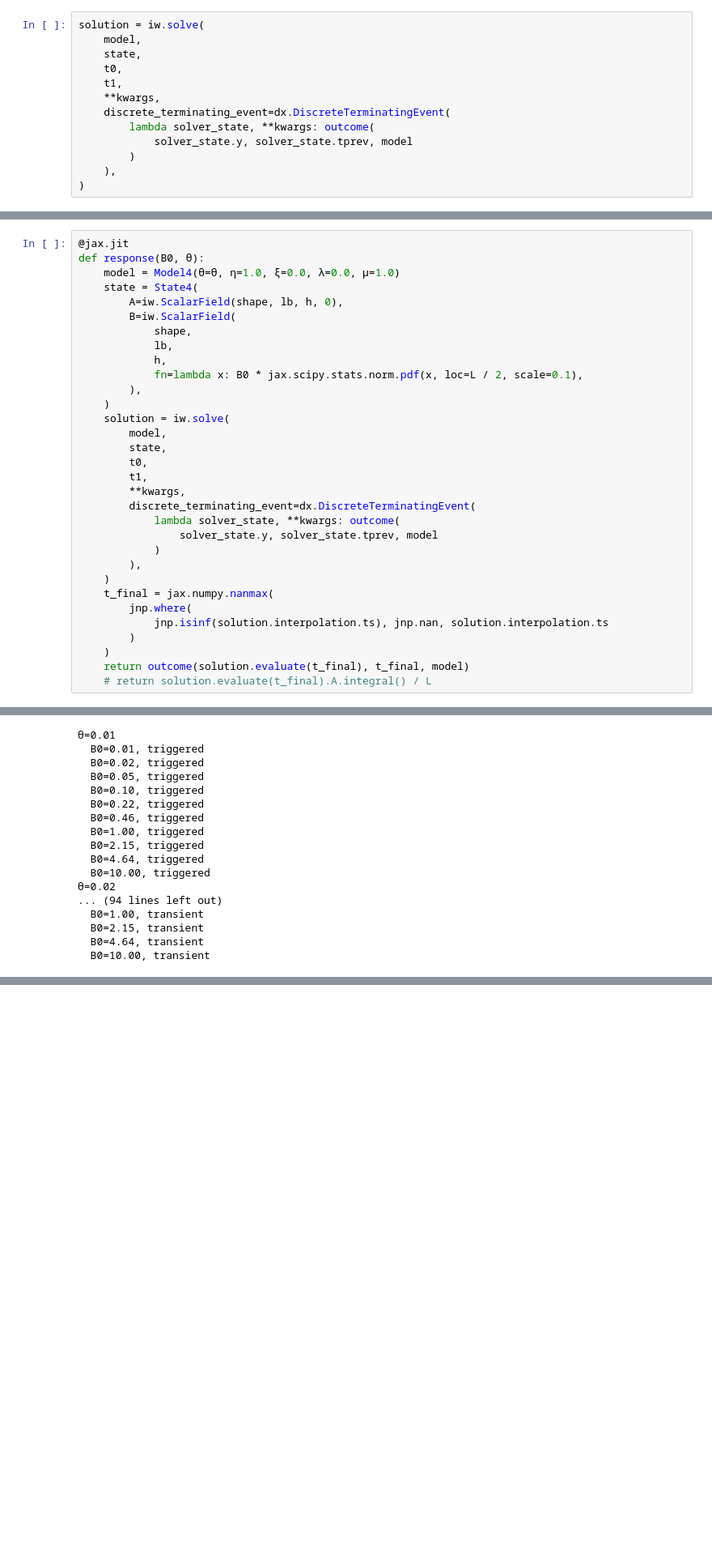
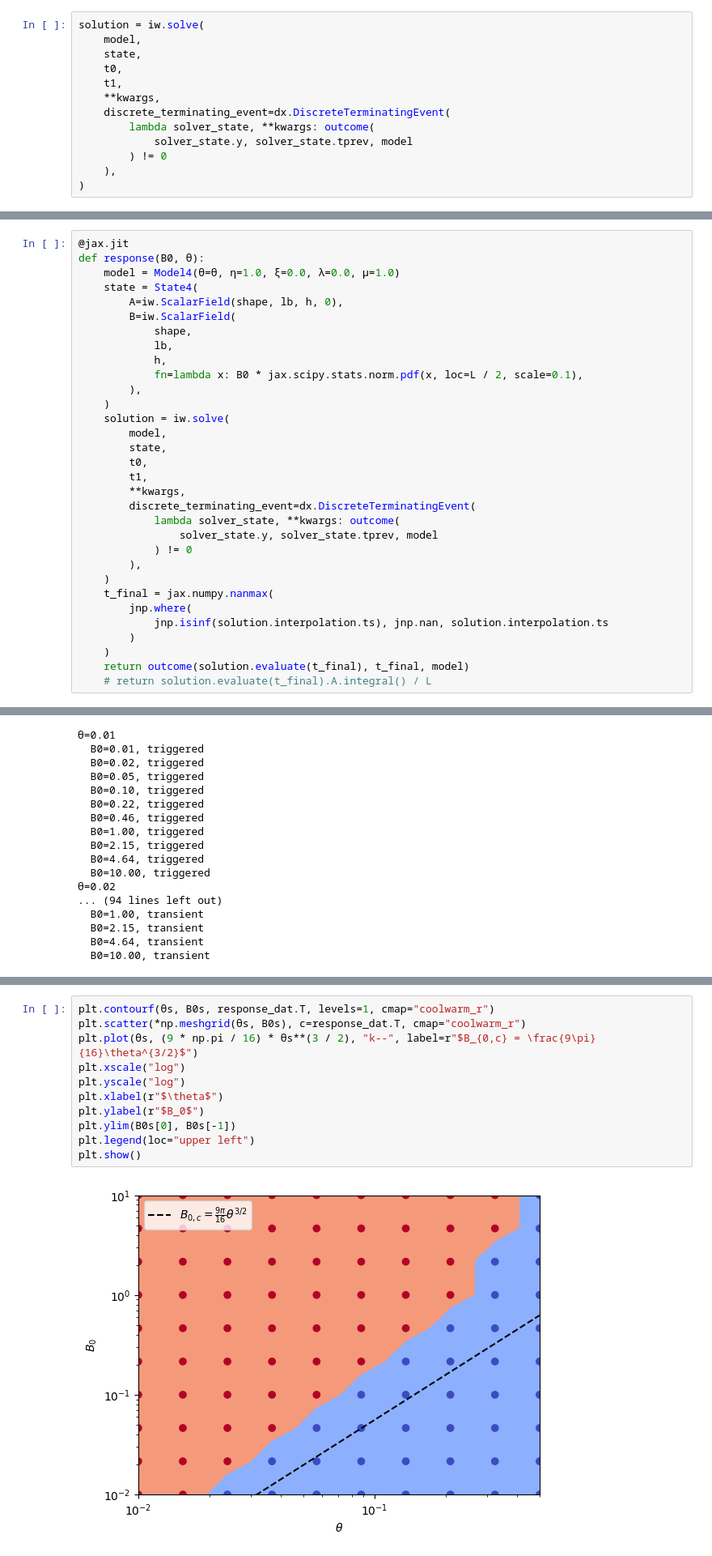
Before and after one commit to dewitt-lab/immunowave, a Jupyter notebook: notebooks/events.ipynb, the cells around one changed output, grey strips where cells are left out. Shown at 81% size. Cells and saved outputs as stored; diff of their text form; blank space fills up the shorter version.

```diff
--- a/notebooks/events.ipynb
+++ b/notebooks/events.ipynb
@@ -155,7 +155,7 @@ solution = iw.solve(
     discrete_terminating_event=dx.DiscreteTerminatingEvent(
         lambda solver_state, **kwargs: outcome(
             solver_state.y, solver_state.tprev, model
-        )
+        ) != 0
     ),
 )
 # %%
@@ -206,7 +206,7 @@ def response(B0, θ):
         discrete_terminating_event=dx.DiscreteTerminatingEvent(
             lambda solver_state, **kwargs: outcome(
                 solver_state.y, solver_state.tprev, model
-            )
+            ) != 0
         ),
     )
     t_final = jax.numpy.nanmax(
@@ -259,0 +251,13 @@ plt.show()
+# %%
+plt.contourf(θs, B0s, response_dat.T, levels=1, cmap="coolwarm_r")
+plt.scatter(*np.meshgrid(θs, B0s), c=response_dat.T, cmap="coolwarm_r")
+plt.plot(θs, (9 * np.pi / 16) * θs**(3 / 2), "k--", label=r"$B_{0,c} = \frac{9\pi}{16}\theta^{3/2}$")
+plt.xscale("log")
+plt.yscale("log")
+plt.xlabel(r"$\theta$")
+plt.ylabel(r"$B_0$")
+plt.ylim(B0s[0], B0s[-1])
+plt.legend(loc="upper left")
+plt.show()
+# %% [output]
+[figure, added]
```
Also changed, not shown: parts of 4 cells of this notebook.
